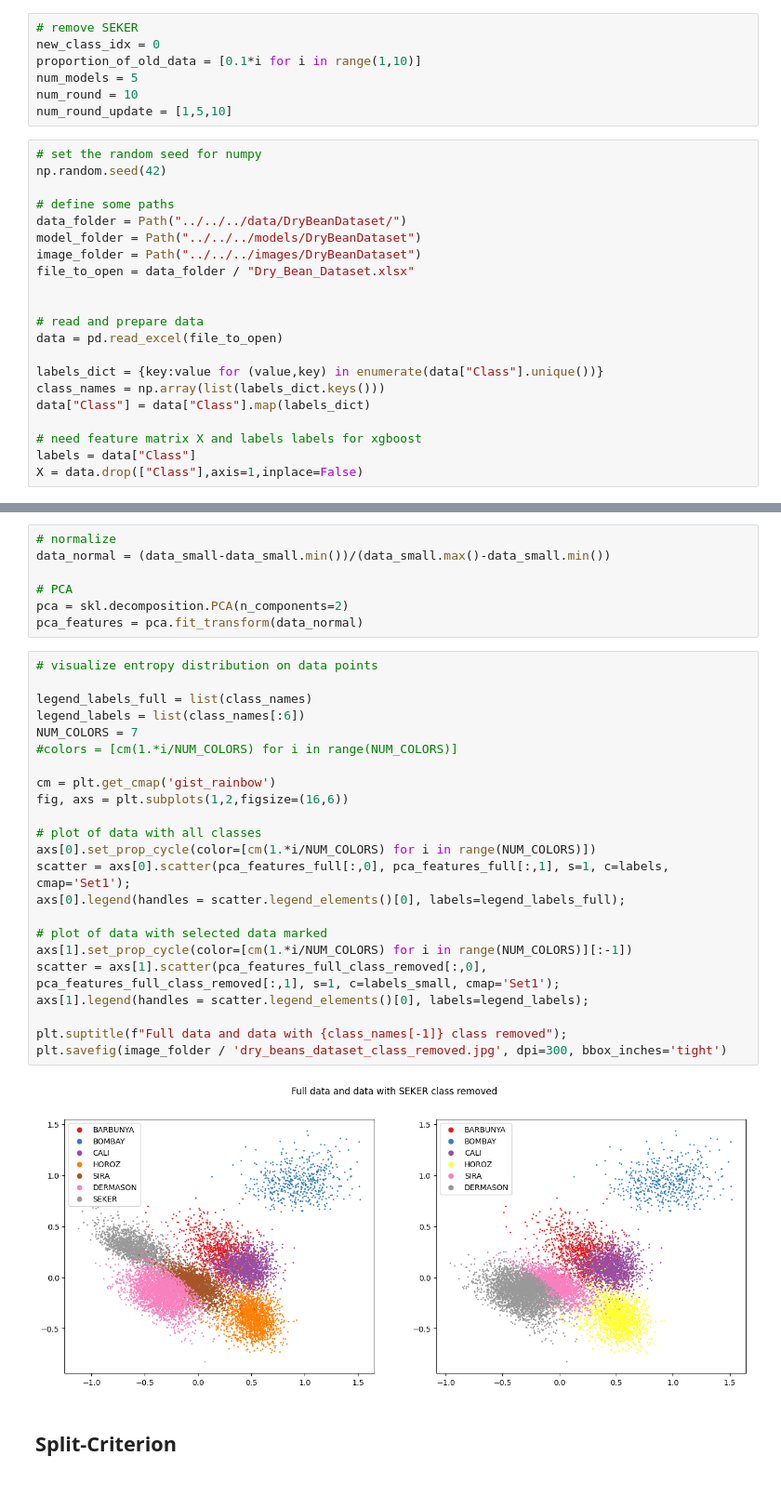
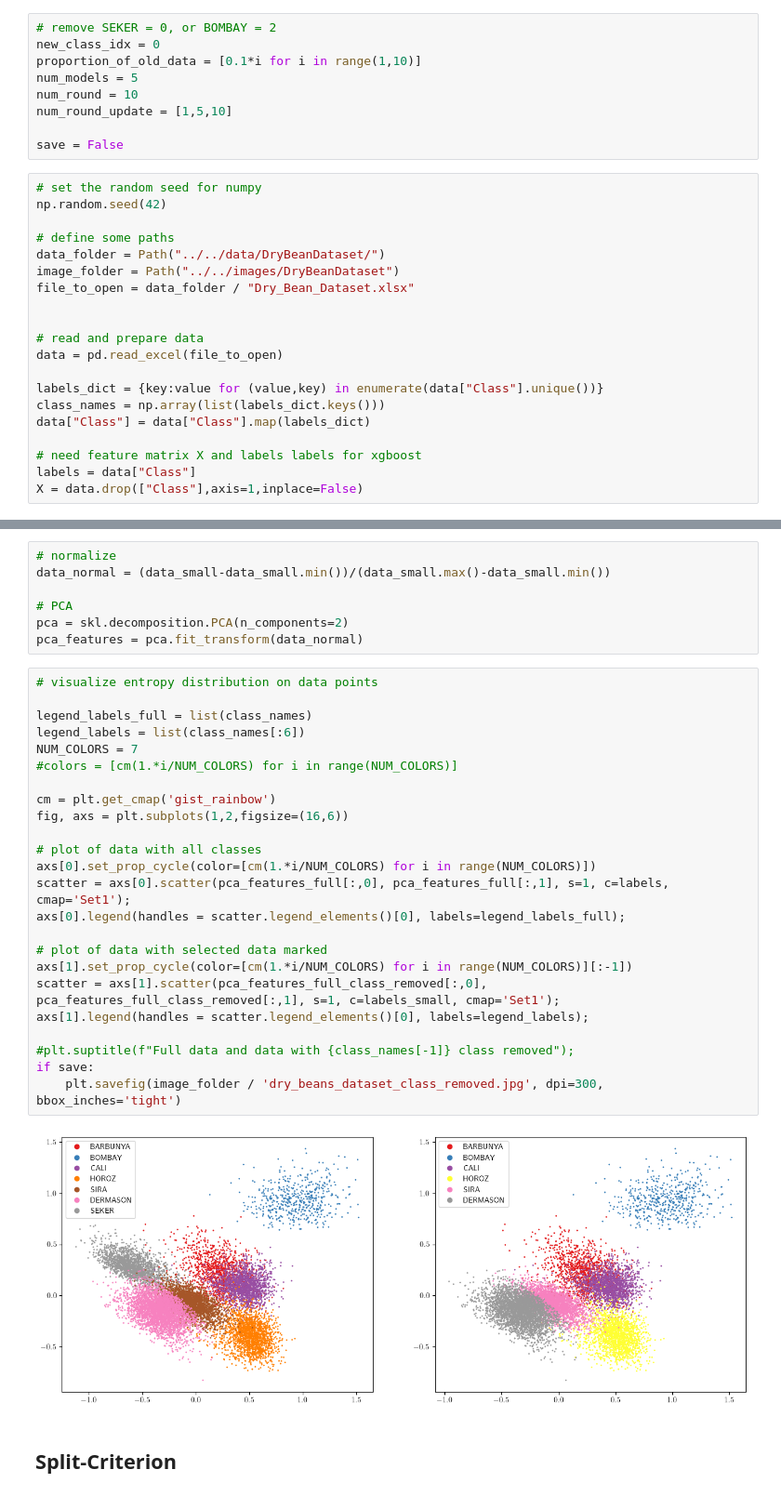
Before and after one commit to dalefi/Incremental-Tabular-Learning, a Jupyter notebook: DryBeansDataset/db_selection_visualization.ipynb, the cells around one changed output, grey strips where cells are left out. Shown at 93% size. Drawn from its saved outputs; the diff is of its cells as text.

```diff
--- a/DryBeansDataset/db_selection_visualization.ipynb
+++ b/DryBeansDataset/db_selection_visualization.ipynb
@@ -24,20 +24,21 @@ import matplotlib.pyplot as plt
 %load_ext autoreload
 %autoreload 2
 # %%
-# remove SEKER
+# remove SEKER = 0, or BOMBAY = 2
 new_class_idx = 0
 proportion_of_old_data = [0.1*i for i in range(1,10)]
 num_models = 5
 num_round = 10
 num_round_update = [1,5,10]
+
+save = False
 # %%
 # set the random seed for numpy
 np.random.seed(42)
 
 # define some paths
-data_folder = Path("../../../data/DryBeanDataset/")
-model_folder = Path("../../../models/DryBeanDataset")
-image_folder = Path("../../../images/DryBeanDataset")
+data_folder = Path("../../data/DryBeanDataset/")
+image_folder = Path("../../images/DryBeanDataset")
 file_to_open = data_folder / "Dry_Bean_Dataset.xlsx"
 
 
@@ -164,28 +189,29 @@ pca_features = pca.fit_transform(data_normal)
 # %%
 # visualize entropy distribution on data points
 
 legend_labels_full = list(class_names)
 legend_labels = list(class_names[:6])
 NUM_COLORS = 7
 #colors = [cm(1.*i/NUM_COLORS) for i in range(NUM_COLORS)]
 
 cm = plt.get_cmap('gist_rainbow')
 fig, axs = plt.subplots(1,2,figsize=(16,6))
 
 # plot of data with all classes
 axs[0].set_prop_cycle(color=[cm(1.*i/NUM_COLORS) for i in range(NUM_COLORS)])
 scatter = axs[0].scatter(pca_features_full[:,0], pca_features_full[:,1], s=1, c=labels, cmap='Set1');
 axs[0].legend(handles = scatter.legend_elements()[0], labels=legend_labels_full);
 
 # plot of data with selected data marked
 axs[1].set_prop_cycle(color=[cm(1.*i/NUM_COLORS) for i in range(NUM_COLORS)][:-1])
 scatter = axs[1].scatter(pca_features_full_class_removed[:,0], pca_features_full_class_removed[:,1], s=1, c=labels_small, cmap='Set1');
 axs[1].legend(handles = scatter.legend_elements()[0], labels=legend_labels);
 
-plt.suptitle(f"Full data and data with {class_names[-1]} class removed");
-plt.savefig(image_folder / 'dry_beans_dataset_class_removed.jpg', dpi=300, bbox_inches='tight')
+#plt.suptitle(f"Full data and data with {class_names[-1]} class removed");
+if save:
+    plt.savefig(image_folder / 'dry_beans_dataset_class_removed.jpg', dpi=300, bbox_inches='tight')
 # %% [output]
-[figure, old version]
+[figure, new version]
 # %% [markdown]
 ## Split-Criterion
 # %%
```
Also changed, not shown: parts of 9 cells of this notebook, 8 other files.
